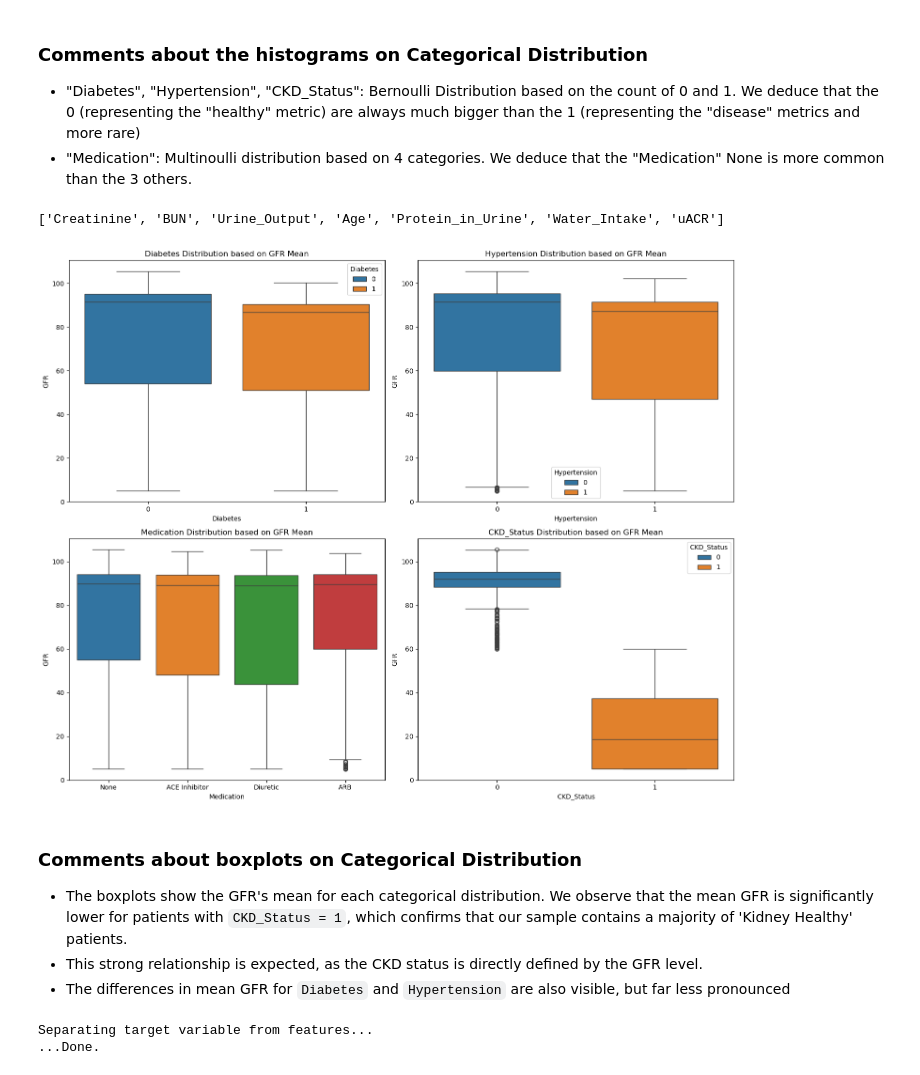
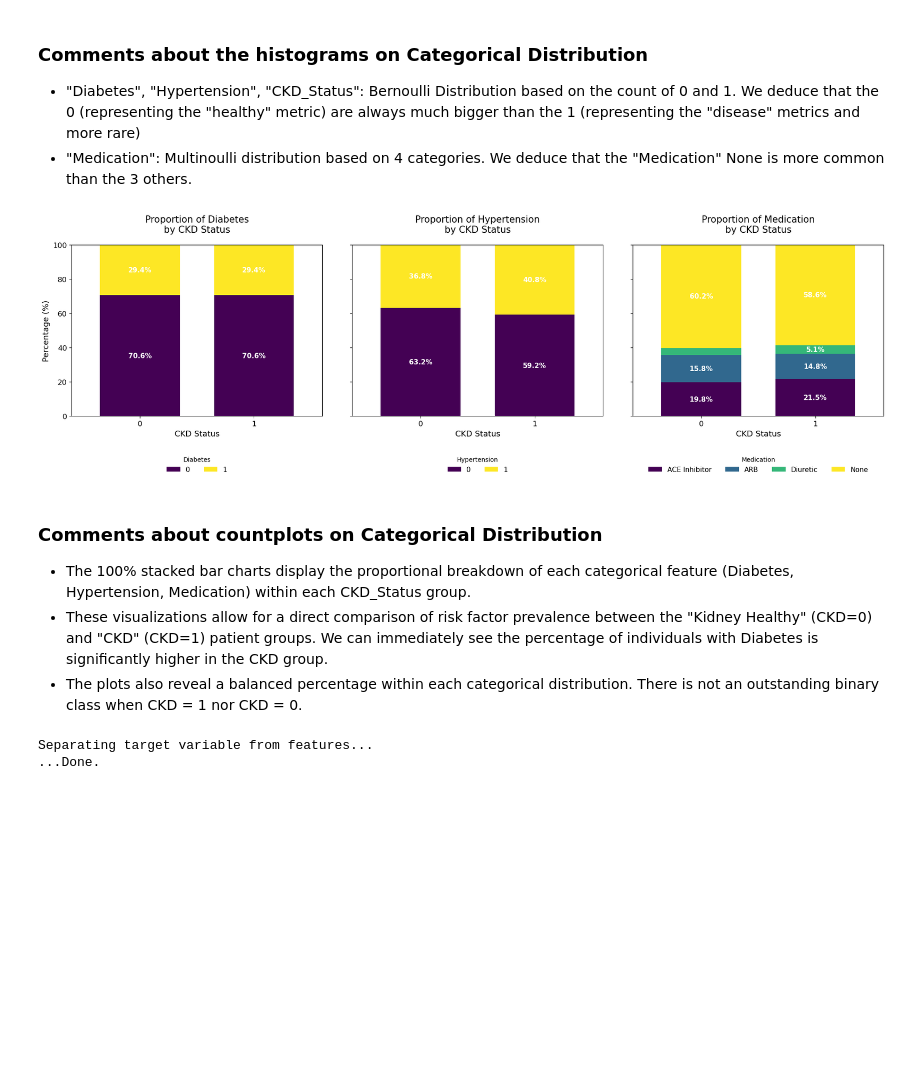
Before and after one commit to paezxavi/kidney_function_health_jedha, a Jupyter notebook: kidney_function_health_multi_classification_algo.ipynb, the cells around one changed output. Saved outputs shown, nothing was run; the diff lists cells and outputs as text; code cells hidden in the pictures; blank space fills up the shorter version.

Commit message:
Update histplot categorical distribution to plot total percentage

```diff
--- a/kidney_function_health_multi_classification_algo.ipynb
+++ b/kidney_function_health_multi_classification_algo.ipynb
@@ -233,22 +233,64 @@ plt.show()
 # %%
 # Correlation Visualization
 ## Categorical Variable
-categorical_columns = ["Diabetes", "Hypertension", "Medication", "CKD_Status"]
-print(numerical_columns)
-fig, axes = plt.subplots(2, 2, figsize=(15, 12))
-axes = axes.flatten()
+
+# Remove CKD_Status from list 'categorical_columns'
+categorical_columns.remove("CKD_Status")
+
+# --- Create Subplots ---
+# We create a figure with one subplot for each categorical column
+fig, axes = plt.subplots(1, len(categorical_columns), figsize=(20, 7), sharey=True)
+
+# If there's only one plot, `subplots` returns a single Axes object, not an array.
+# We wrap it in a list to make the loop work consistently.
+if len(categorical_columns) == 1:
+    axes = [axes]
+
+# --- Loop through columns and create plots ---
 for i, column in enumerate(categorical_columns):
-    plt.subplot(2,2,i+1)
-    sns.boxplot(x=column, y="GFR", data=df_copy, ax=axes[i], hue=column)
-    plt.title(f"{column} Distribution based on GFR Mean")
-plt.tight_layout()
+    ax = axes[i] # Select the subplot for the current column
+
+    # --- Percentage Calculation (Robust Method) ---
+    # Using pd.crosstab is a more direct and robust way to get proportions.
+    # 'normalize='index'' calculates percentages across each row (i.e., for each CKD_Status).
+    prop_df = pd.crosstab(index=df_copy['CKD_Status'],
+                          columns=df_copy[column],
+                          normalize='index') * 100
+
+    # --- Plotting ---
+    prop_df.plot(kind='bar', stacked=True, ax=ax, colormap='viridis', width=0.7)
+
+    # --- Add Percentage Labels for Visibility ---
+    for container in ax.containers:
+        # Add labels only to segments that are large enough to read (e.g., > 5%)
+        labels = [f'{w:.1f}%' if w > 5 else '' for w in container.datavalues]
+        ax.bar_label(container, labels=labels, label_type='center', color='white', fontsize=11, weight='bold')
+
+    # --- Aesthetics and Clarity ---
+    ax.set_title(f'Proportion of {column}\nby CKD Status', fontsize=15, pad=20)
+    ax.set_xlabel('CKD Status', fontsize=13)
+    ax.tick_params(axis='x', rotation=0, labelsize=12)
+    ax.get_legend().remove() # Remove the default legend
+
+    # Create a new, better-placed legend
+    ax.legend(title=column, bbox_to_anchor=(0.5, -0.2), loc='upper center', ncol=len(prop_df.columns), fontsize=11, frameon=False)
+
+    # Set Y-axis label only for the first plot
+    if i == 0:
+        ax.set_ylabel('Percentage (%)', fontsize=13)
+
+    # Set y-axis to a clean 0-100 range
+    ax.set_ylim(0, 100)
+    ax.tick_params(axis='y', labelsize=12)
+
+# Adjust layout to prevent labels from overlapping and ensure everything fits
+fig.tight_layout(pad=3.0)
 plt.show()
 # %% [output]
-['Creatinine', 'BUN', 'Urine_Output', 'Age', 'Protein_in_Urine', 'Water_Intake', 'uACR']
-[figure, old version]
+[figure, new version]
 # %% [markdown]
-### Comments about boxplots on Categorical Distribution
-* The boxplots show the GFR's mean for each categorical distribution. We observe that the mean GFR is significantly lower for patients with `CKD_Status = 1`, which confirms that our sample contains a majority of 'Kidney Healthy' patients.
-* This strong relationship is expected, as the CKD status is directly defined by the GFR level.
-* The differences in mean GFR for `Diabetes` and `Hypertension` are also visible, but far less pronounced
+### Comments about countplots on Categorical Distribution
+* The 100% stacked bar charts display the proportional breakdown of each categorical feature (Diabetes, Hypertension, Medication) within each CKD_Status group.
+* These visualizations allow for a direct comparison of risk factor prevalence between the "Kidney Healthy" (CKD=0) and "CKD" (CKD=1) patient groups. We can immediately see the percentage of individuals with Diabetes is significantly higher in the CKD group.
+* The plots also reveal a balanced percentage within each categorical distribution. There is not an outstanding binary class when CKD = 1 nor CKD = 0.
 # %%
```
Also changed, not shown: parts of 2 cells of this notebook, 1 other file.
